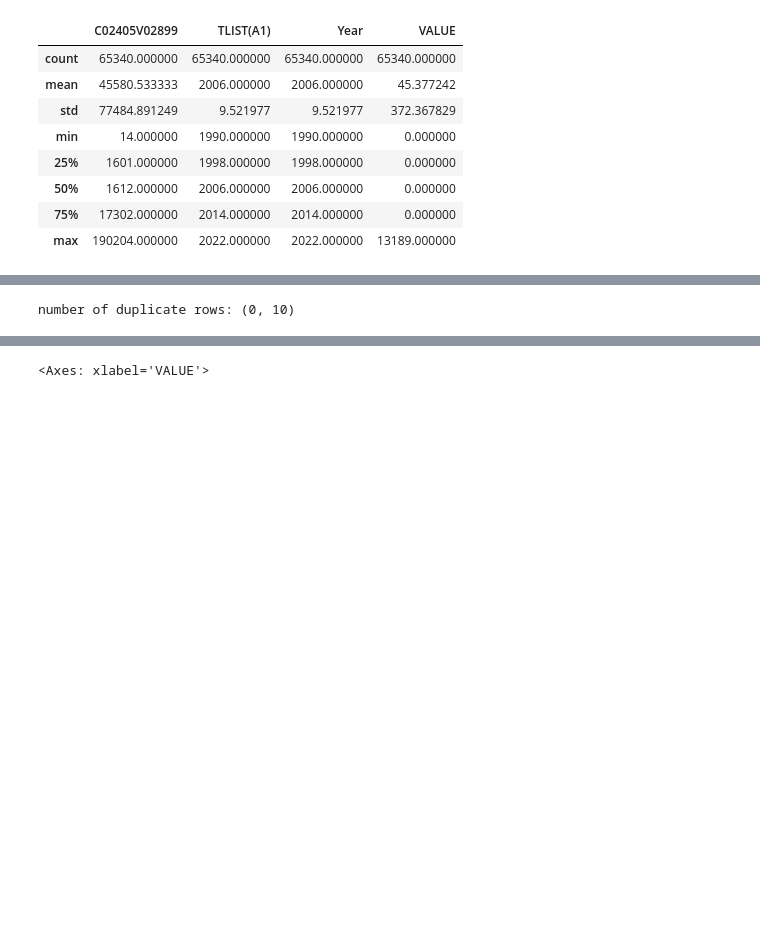
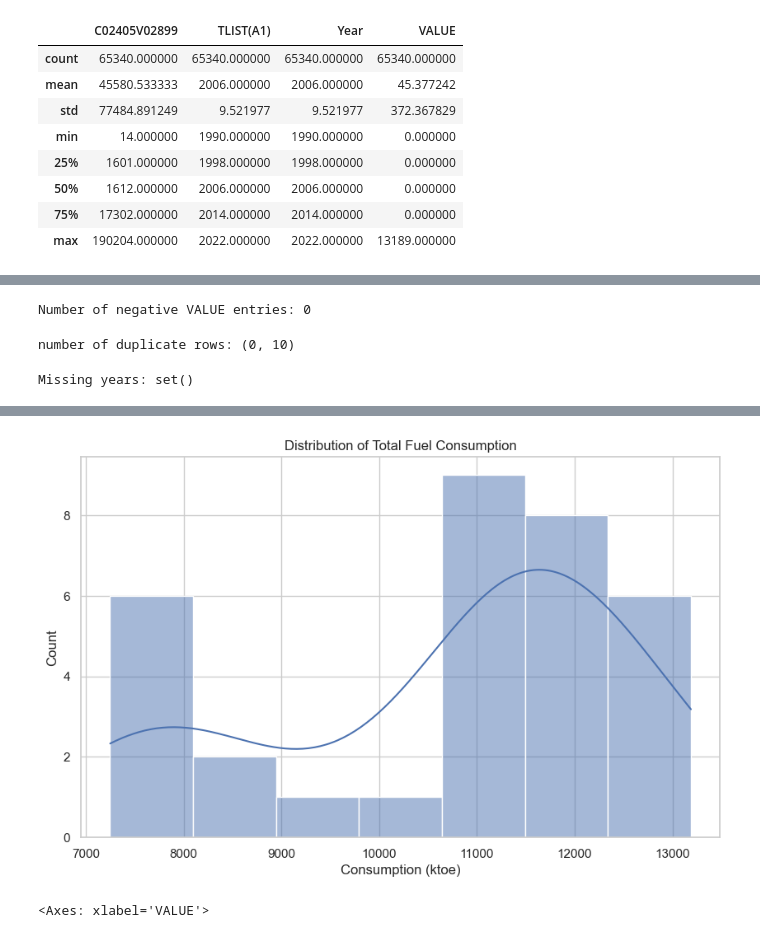
Before and after one commit to Zayaa0404/CA2, a Jupyter notebook: fuel.ipynb, the cells around one changed output, grey strips where cells are left out. Cells and saved outputs as stored; diff of their text form; code cells hidden in the pictures; blank space fills up the shorter version.

```diff
--- a/fuel.ipynb
+++ b/fuel.ipynb
@@ -73,11 +82,23 @@ UNIT               0
 VALUE              0
 dtype: int64
+# %%
+# Check for negative values (invalid for consumption)
+print("Number of negative VALUE entries:", (df['VALUE'] < 0).sum())
+# %% [output]
+Number of negative VALUE entries: 0
 # %%
 duplicate_rows_df=df[df.duplicated()]
 print("number of duplicate rows:", duplicate_rows_df.shape)
 #checking the duplicated rows
 # %% [output]
 number of duplicate rows: (0, 10)
+# %%
+# Verify all years from 1990 to 2022 are present
+all_years = set(range(1990, 2023))
+present_years = set(df['Year'].unique())
+print("Missing years:", all_years - present_years)
+# %% [output]
+Missing years: set()
 # %%
 df=df.drop(["STATISTIC","TLIST(A1)", "UNIT"], axis=1)
 df=df.rename(columns={"C02405V02899":"Code of Sector","C02404V02898":"Code of Fuel"})
@@ -91,6 +112,16 @@ df.head()
 | 2 | Fuel Consumption (ktoe) | 14 | Final energy consumption | 1990 | 0102 | Anthracite and manufactured ovoids | 0 |
 | 3 | Fuel Consumption (ktoe) | 14 | Final energy consumption | 1990 | 0103 | Coke | 0 |
 | 4 | Fuel Consumption (ktoe) | 14 | Final energy consumption | 1990 | 0104 | Lignite | 18 |
+# %%
+# Distribution of total consumption
+total_consumption = df[(df['Sector'] == 'Final energy consumption') & (df['Fuel Type'] == 'Sum of all fuel products')][['Year', 'VALUE']]
+plt.figure(figsize=(10, 6))
+sns.histplot(total_consumption['VALUE'], kde=True)
+plt.title('Distribution of Total Fuel Consumption')
+plt.xlabel('Consumption (ktoe)')
+plt.show()
+# %% [output]
+[figure, added]
 # %%
 import matplotlib.pyplot as plt
 sns.boxplot(x=df["VALUE"])
```
Also changed, not shown: parts of 16 cells of this notebook.
